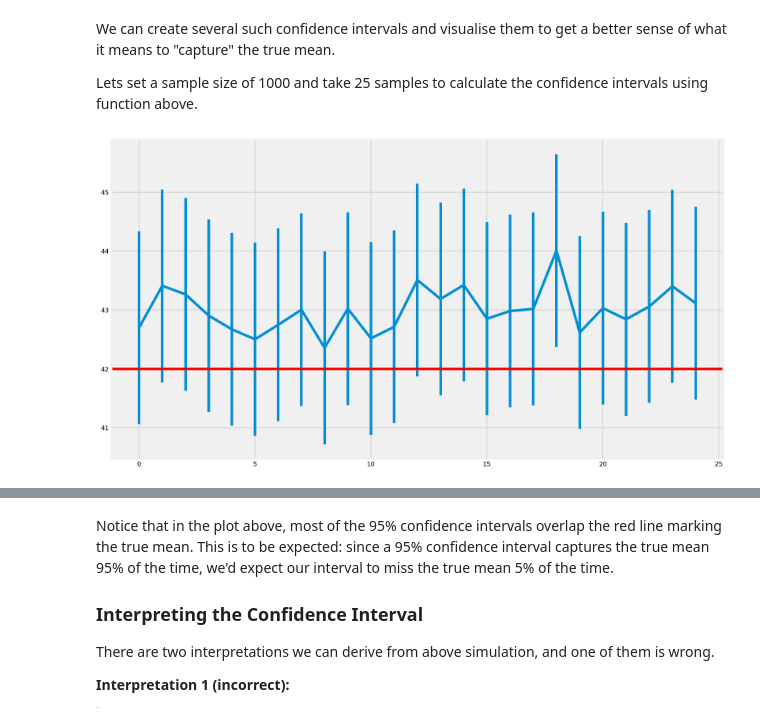
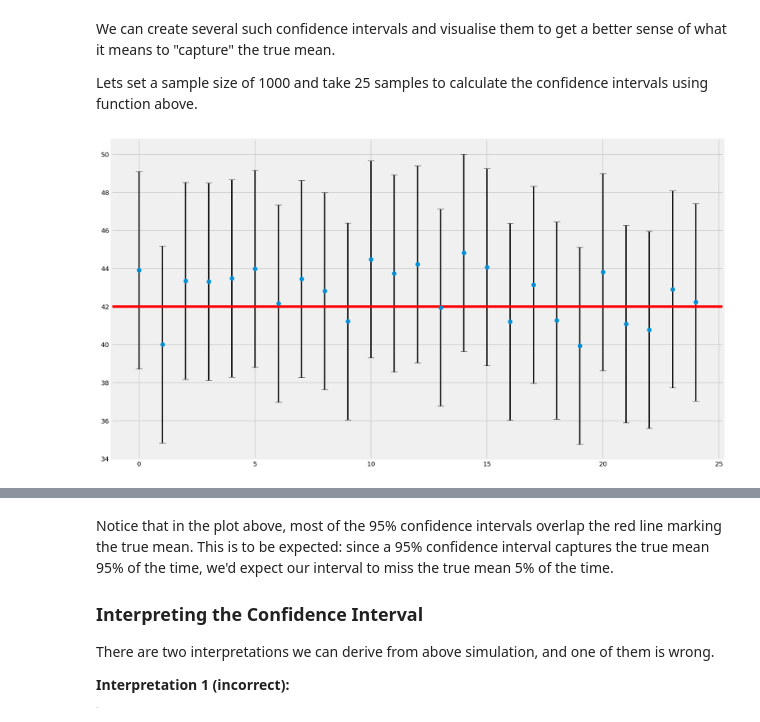
Before and after one commit to matthewsparr/dsc-2-19-15-confidence-intervals-lab-online-ds-sp-000, a Jupyter notebook: index.ipynb, the cells around one changed output, grey strips where cells are left out. Cells and saved outputs as stored; diff of their text form; code cells hidden in the pictures.

```diff
--- a/index.ipynb
+++ b/index.ipynb
@@ -212,13 +199,12 @@ def conf_interval(pop, sample):
 
     # Calculate the confidence interval by applying margin of error to sample mean
     # (mean - margin of error, mean+ margin of error)
-    conf = [x_hat - moe, x_hat.mean() + moe]
+    conf = [(x_hat - moe), (x_hat + moe)]
 
     return z, moe, conf
 
 # Call above function with sample and population
 z_critical, margin_of_error, confidence_interval = conf_interval(population_ages, sample)
-
 
 
 print("z-critical value:")
@@ -253,40 +240,45 @@ We can create several such confidence intervals and visualise them to get a bett
 
 Lets set a sample size of 1000 and take 25 samples to calculate the confidence intervals using function above.
 # %%
-np.random.seed(12)
+np.random.seed(25)
 
 # Select the sample size
-sample_size = 1000
+sample_size = 100
 
 # Initialize lists to store interval and mean values
 intervals_p = []
 intervals_n = []
 sample_means = []
 
 # Run a for loop for sampling 25 times and calculate + store confidence interval and sample mean values
 
 for sample in range(25):
     # Take a random sample of chosen size
     sample = pop_ages.sample(sample_size)
 
     # Calculate z_critical, margin_of_error, confidence_interval from function above
     z_critical, margin_of_error, confidence_interval = conf_interval(population_ages, sample)
 
     sample_mean = sample.mean()
 
     # Calculate and append sample means and conf intervals for each iteration
     intervals_p.append(confidence_interval[0])
     intervals_n.append(confidence_interval[1])
     sample_means.append(sample_mean)
 intervals = []
 for i in range(0,25):
     intervals.append(intervals_p[i] - intervals_n[i])
 plt.figure(figsize=(15,9))
 m = int(pop_ages.mean())
 # plot the mean and confidence interval for each sample as error bars
-plt.errorbar(range(0,25), sample_means, yerr=intervals)
+plt.errorbar(range(0,25), sample_means, yerr=intervals,fmt='o',    # format line like for plot()
+    linewidth=3,   # width of plot line
+    elinewidth=2,# width of error bar line
+    ecolor='k',    # color of error bar
+    capsize=5,     # cap length for error bar
+    capthick=0.5)   # cap thickness for error bar)
 plt.axhline(y=m, color='r', linestyle='-')
 plt.show()
 # plot the population mean
 # %% [output]
-[figure, old version]
+[figure, new version]
```
Also changed, not shown: parts of 3 cells of this notebook.
